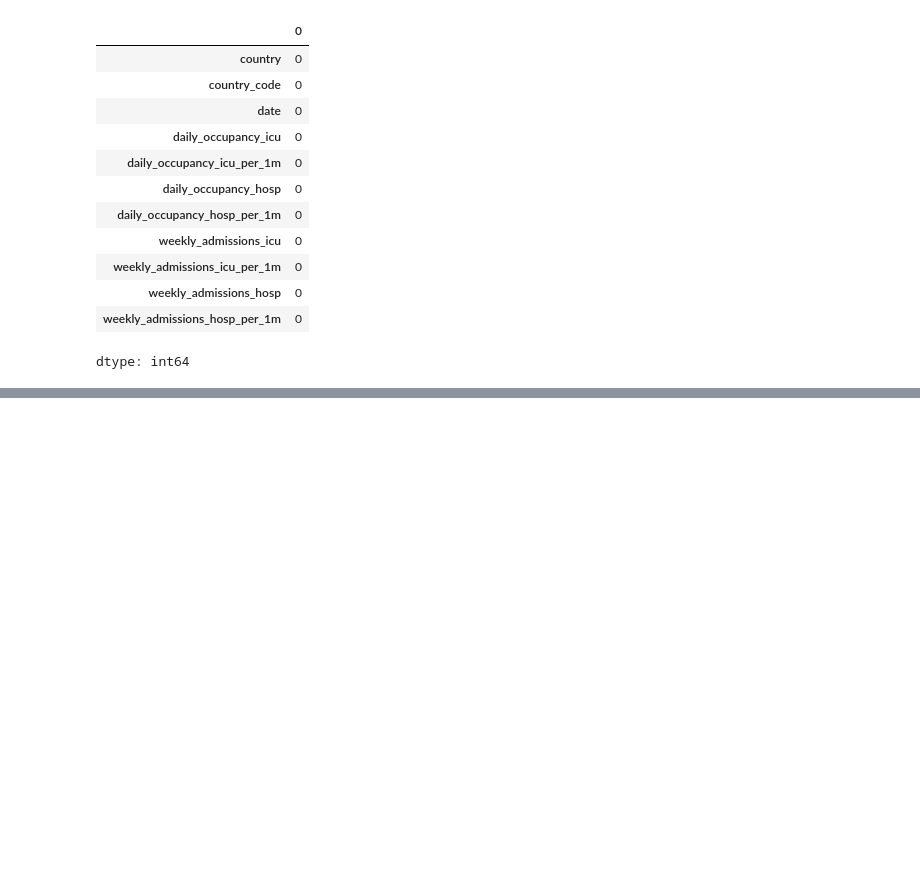
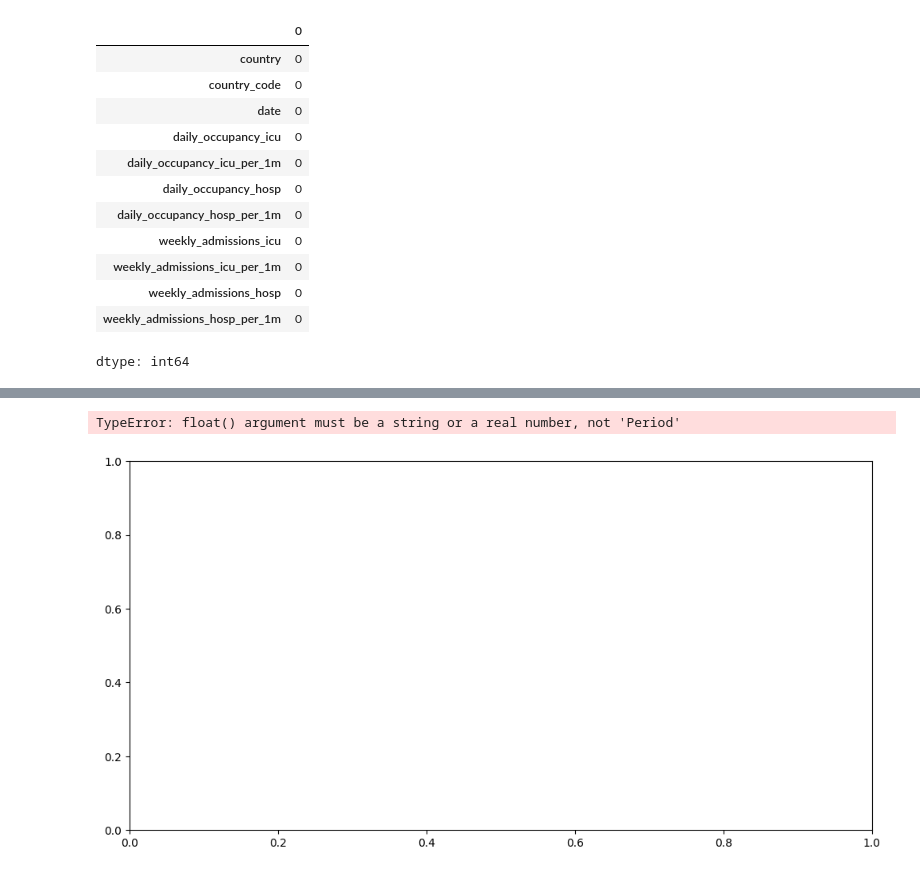
Before and after one commit to ArunKrishnan09/Covid-Analysis, a Jupyter notebook: Covid_analysis.ipynb, the cells around one changed output, grey strips where cells are left out. Cells and saved outputs as stored; diff of their text form; code cells hidden in the pictures; blank space fills up the shorter version.

```diff
--- a/Covid_analysis.ipynb
+++ b/Covid_analysis.ipynb
@@ -428 +422,20 @@ AND cases_deaths.date = hospital.date
 41543 rows × 51 columns
+# %%
+world_cases = cases_deaths[cases_deaths['country'] == 'World'].copy().reset_index(drop=True)
+
+# Create a month-based index for the x-axis
+world_cases['month'] = world_cases['date'].dt.to_period('M')
+world_cases = world_cases.groupby('month').agg({'new_cases_per_million': 'sum'}).reset_index()
+
+# Plot the line plot
+plt.figure(figsize=(12, 6))
+plt.plot(world_cases['month'], world_cases['new_cases_per_million'])
+plt.xlabel('Month')
+plt.ylabel('New Cases per Million')
+plt.title('New Cases per Million in the World (Monthly)')
+plt.xticks(rotation=45, ha='right')
+plt.tight_layout()
+plt.show()
+# %% [output]
+TypeError: float() argument must be a string or a real number, not 'Period'
+[figure, added]
```
Also changed, not shown: parts of 9 cells of this notebook.
